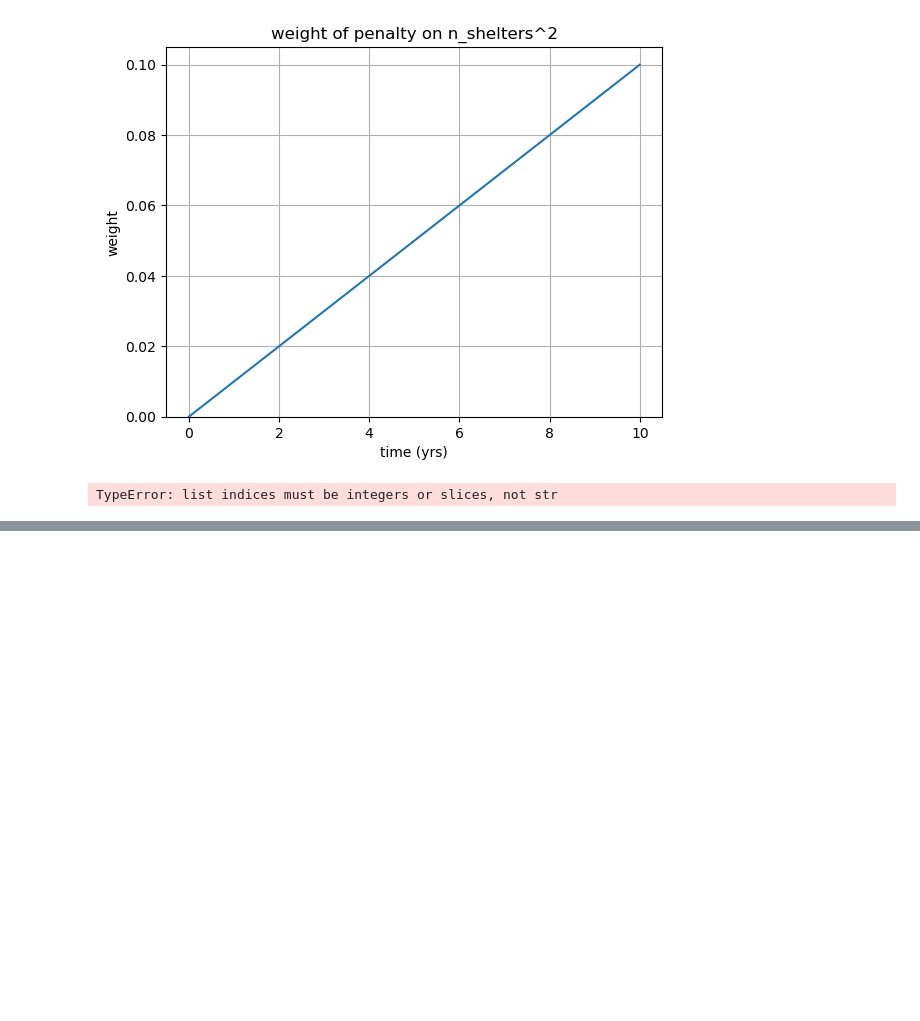
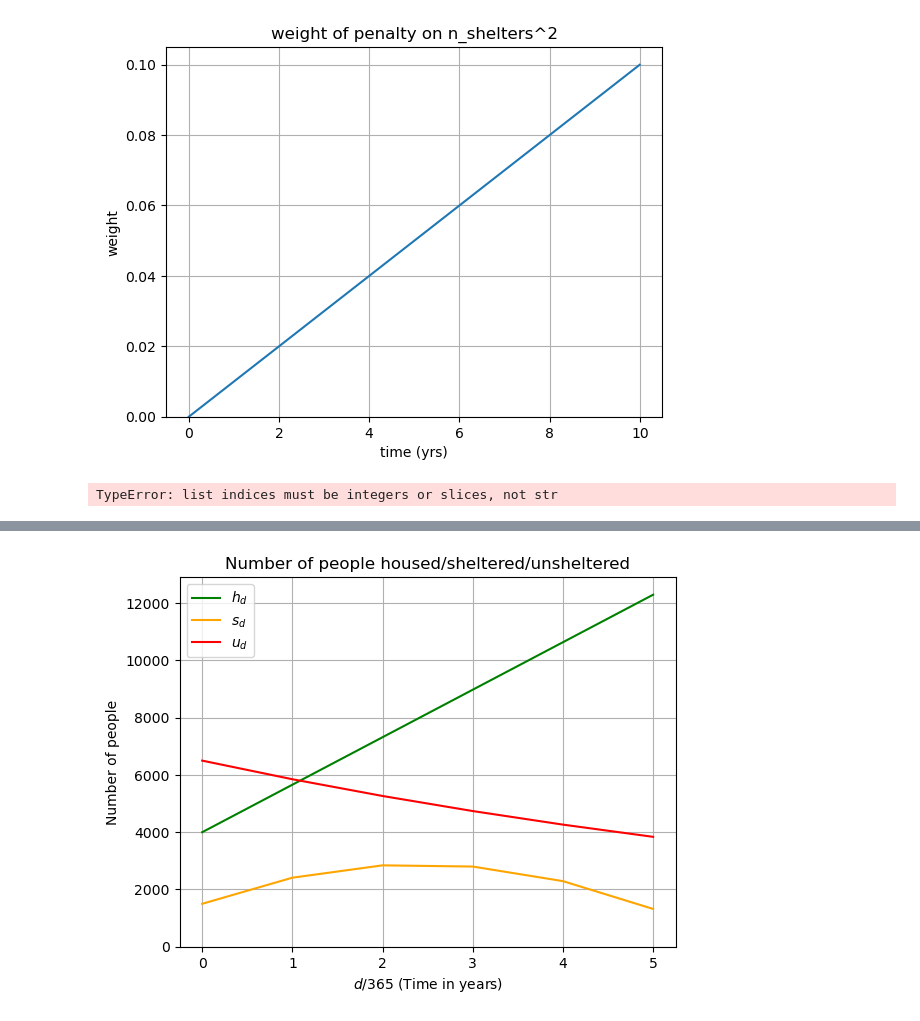
Before and after one commit to grahamburgess3/homeless_services, a Jupyter notebook: 09_Deterministic_Optimisation.ipynb, the cells around one changed output, grey strips where cells are left out. Drawn from its saved outputs; the diff is of its cells as text; code cells hidden in the pictures; blank space fills up the shorter version.

```diff
--- a/09_Deterministic_Optimisation.ipynb
+++ b/09_Deterministic_Optimisation.ipynb
@@ -201,0 +208,30 @@ TypeError: list indices must be integers or slices, not str
+# %%
+arrivals_daily = 8
+mean_service_time_yrs = 4
+mean_service_time_days = mean_service_time_yrs * 365
+util = 0.95
+h_goal = arrivals_daily * mean_service_time_days / util
+# %%
+u = [6500*0.9**(i) for i in range(6)]
+s = [1500]
+h = [4000 + (h_goal-4000)*(i/5) for i in range(6)]
+X_0 = 12000
+# %%
+for yr in range(1,6):
+    s.append(X_0 + arrivals_daily*365*yr - sum(h[0:yr])*(1/mean_service_time_yrs) - h[yr] - u[yr])
+# %%
+# Plotting
+fig, ax = plt.subplots()
+ymax = max(u+s+h)
+x = [yr for yr in range(6)]
+ax.plot(x, h, color = 'green')
+ax.plot(x, s, color = 'orange')
+ax.plot(x, u, color = 'red')
+ax.set(xlabel="$d/365$ (Time in years)", ylabel='Number of people',
+       title='Number of people housed/sheltered/unsheltered')
+ax.legend(["$h_d$", "$s_d$", "$u_d$"], loc="upper left")
+ax.grid()
+ax.set_ylim(0,ymax*1.05)
+plt.show()
+# %% [output]
+[figure, added]
```
Also changed, not shown: parts of 1 cell of this notebook.
